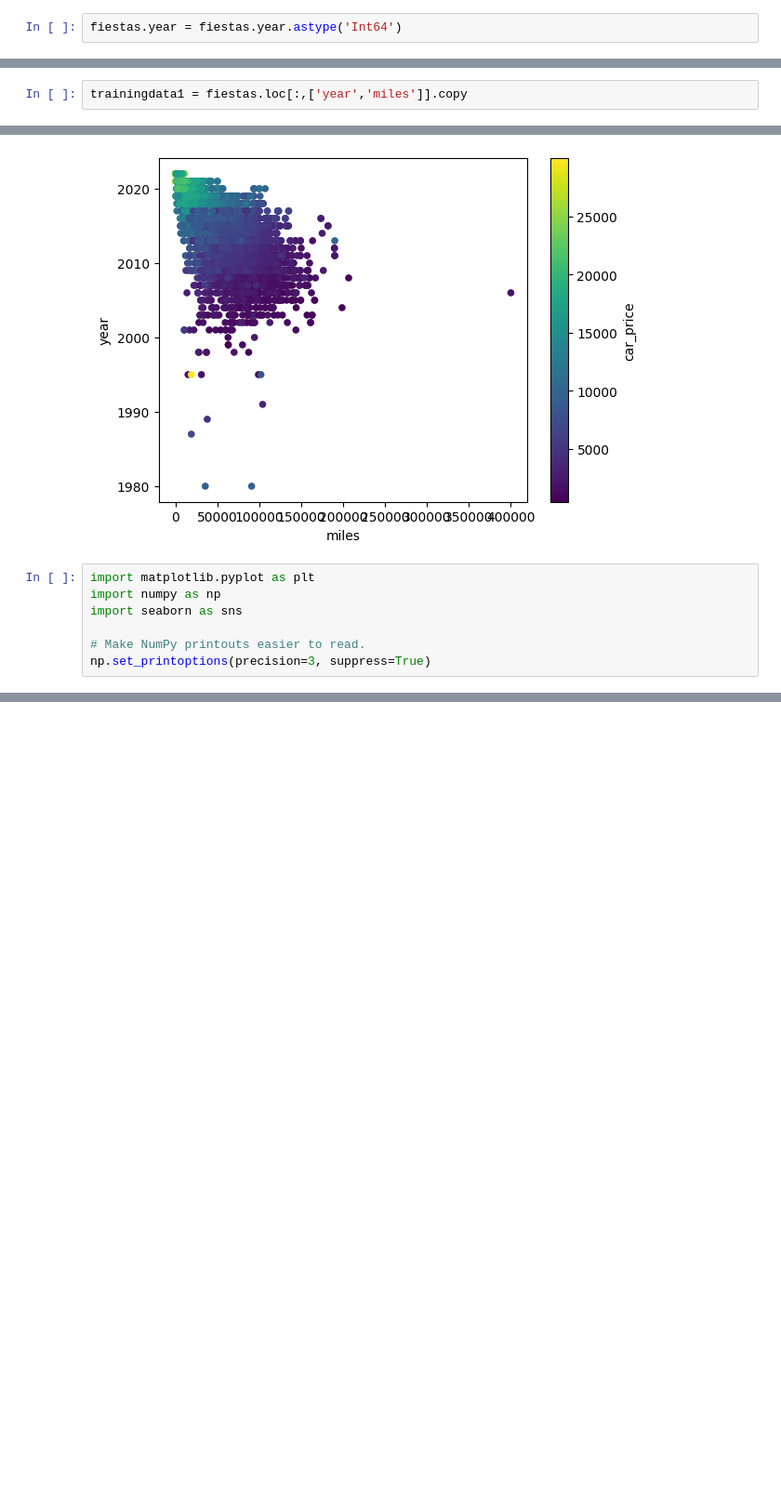
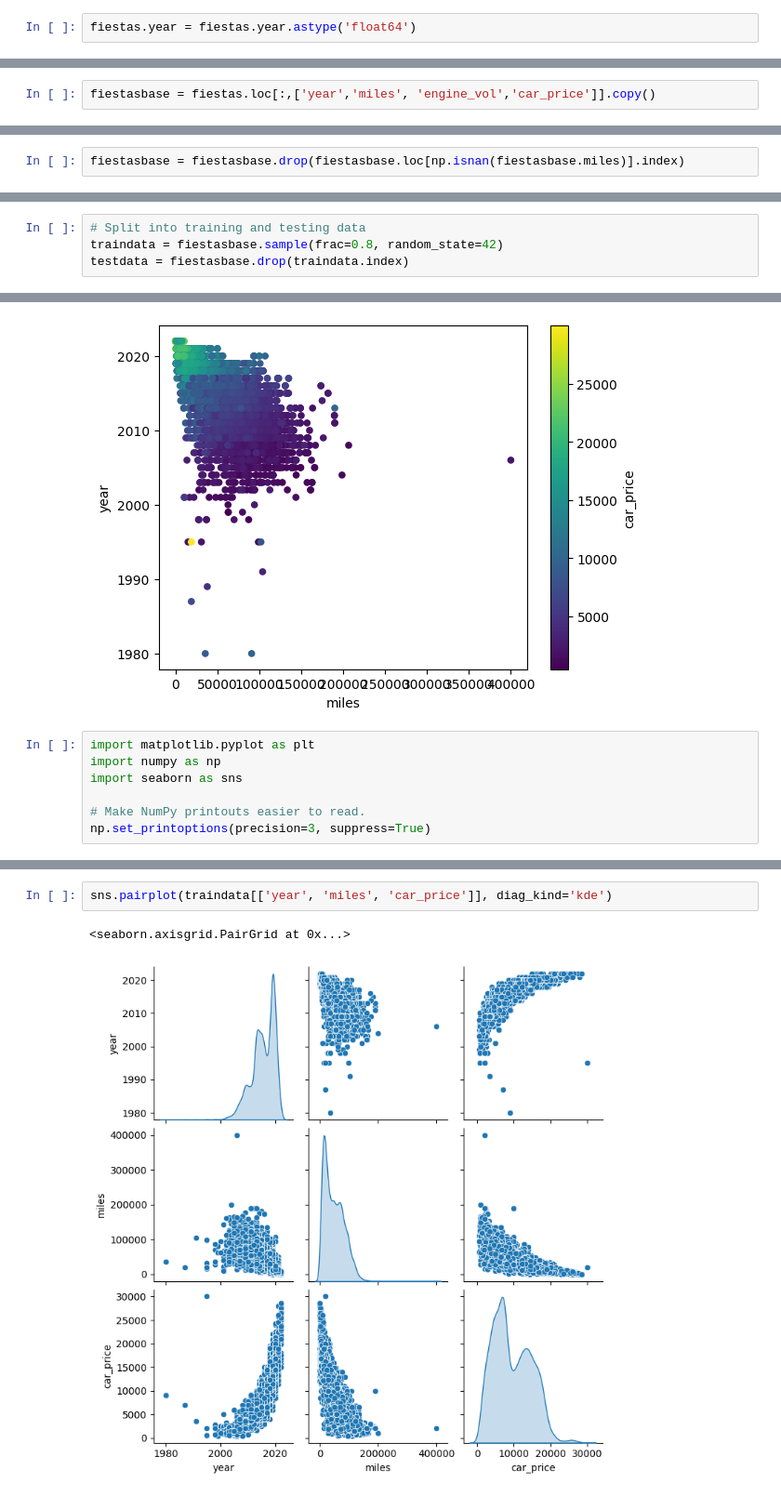
Before and after one commit to aevetts/cars, a Jupyter notebook: EDA.ipynb, the cells around one changed output, grey strips where cells are left out. Shown at 93% size. Drawn from its saved outputs; the diff is of its cells as text; blank space fills up the shorter version.

```diff
--- a/EDA.ipynb
+++ b/EDA.ipynb
@@ -89,4 +127,4 @@ Name: year, Length: 12285, dtype: int64
 # %%
 fiestas.loc[:,'year'] = fiestas.loc[:,'year'].astype('Int64')
 # %%
-fiestas.year = fiestas.year.astype('Int64')
+fiestas.year = fiestas.year.astype('float64')
@@ -99,2 +131,2 @@ See the caveats in the documentation: https://pandas.pydata.org/pandas-docs/stab
 # %%
-trainingdata1 = fiestas.loc[:,['year','miles']].copy
+fiestasbase = fiestas.loc[:,['year','miles', 'engine_vol','car_price']].copy()
@@ -100,0 +149,2 @@ trainingdata1 = fiestas.loc[:,['year','miles']].copy
+# %%
+fiestasbase = fiestasbase.drop(fiestasbase.loc[np.isnan(fiestasbase.miles)].index)
@@ -101,3 +158,7 @@ trainingdata1 = fiestas.loc[:,['year','miles']].copy
+# %%
+# Split into training and testing data
+traindata = fiestasbase.sample(frac=0.8, random_state=42)
+testdata = fiestasbase.drop(traindata.index)
 # %%
 fiestas.loc[:,['year','miles','car_price']].plot(x='miles', y='year', c='car_price', legend=True, kind='scatter')
 # %% [output]
@@ -120,0 +182,5 @@ ModuleNotFoundError: No module named 'tensorflow'
+# %%
+sns.pairplot(traindata[['year', 'miles', 'car_price']], diag_kind='kde')
+# %% [output]
+<seaborn.axisgrid.PairGrid at 0x...>
+[figure, added]
```
Also changed, not shown: parts of 39 cells of this notebook.
